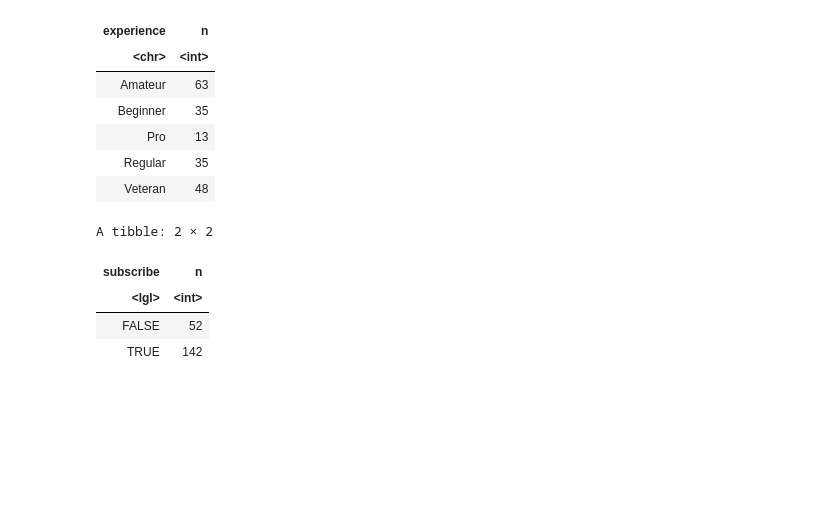
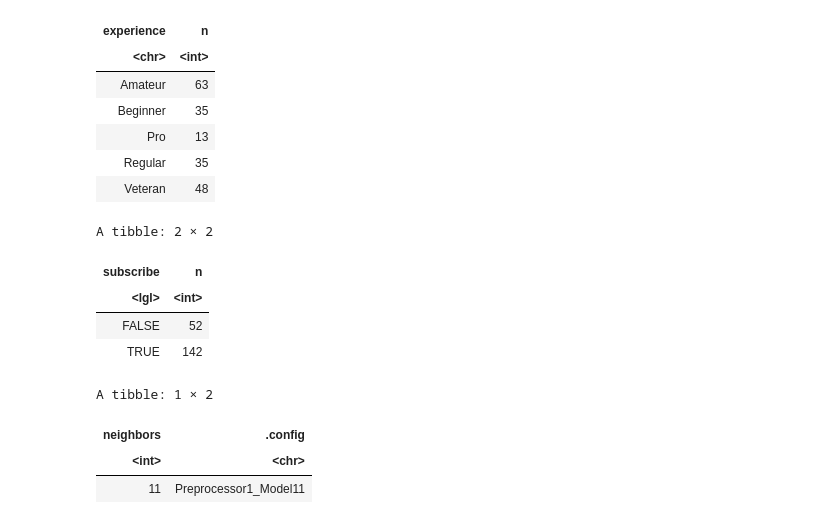
Before and after one commit to ansonansonnn/dsci100-project, a Jupyter notebook: FINAL FINAL dsci 100.ipynb, the cells around one changed output. Cells and saved outputs as stored; diff of their text form; code cells hidden in the pictures; blank space fills up the shorter version.

```diff
--- a/FINAL FINAL dsci 100.ipynb
+++ b/FINAL FINAL dsci 100.ipynb
@@ -184,3 +184,47 @@ A tibble: 2 × 2
 | <lgl> | <int> |
 | FALSE | 52 |
 | TRUE | 142 |
+# %%
+set.seed(123)
+
+# Optimal K
+
+players_selected <- players_selected |>
+    filter(!is.na(experience)) |>
+    mutate(
+        subscribe = as.factor(subscribe),
+        experience = as.numeric(factor(
+            experience,
+            levels = c("Beginner", "Amateur", "Regular", "Pro", "Veteran")
+        ))
+    )
+
+knn_spec <- nearest_neighbor(weight_func = "rectangular", neighbors = tune()) |>
+    set_engine("kknn") |>
+    set_mode("classification")
+
+data_split <- initial_split(players_selected, prop = 0.7, strata = subscribe)
+    train_data <- training(data_split)
+    test_data  <- testing(data_split)
+
+knn_recipe <- recipe(subscribe ~ Age + experience, data = train_data) |>
+    step_scale(all_predictors()) |>
+    step_center(all_predictors())
+
+knn_wf <- workflow() |>
+    add_model(knn_spec) |>
+    add_recipe(knn_recipe)
+
+k_grid <- grid_regular(neighbors(range = c(1, 30)), levels = 30)
+
+k_vfold <- vfold_cv(train_data, v = 5)
+
+knn_tuned <- tune_grid(knn_wf, resamples = k_vfold, grid = k_grid, metrics = metric_set(accuracy))
+
+k_select <- select_best(knn_tuned, metric = "accuracy")
+k_select
+# %% [output]
+A tibble: 1 × 2
+| neighbors | .config |
+| <int> | <chr> |
+| 11 | Preprocessor1_Model11 |
```
